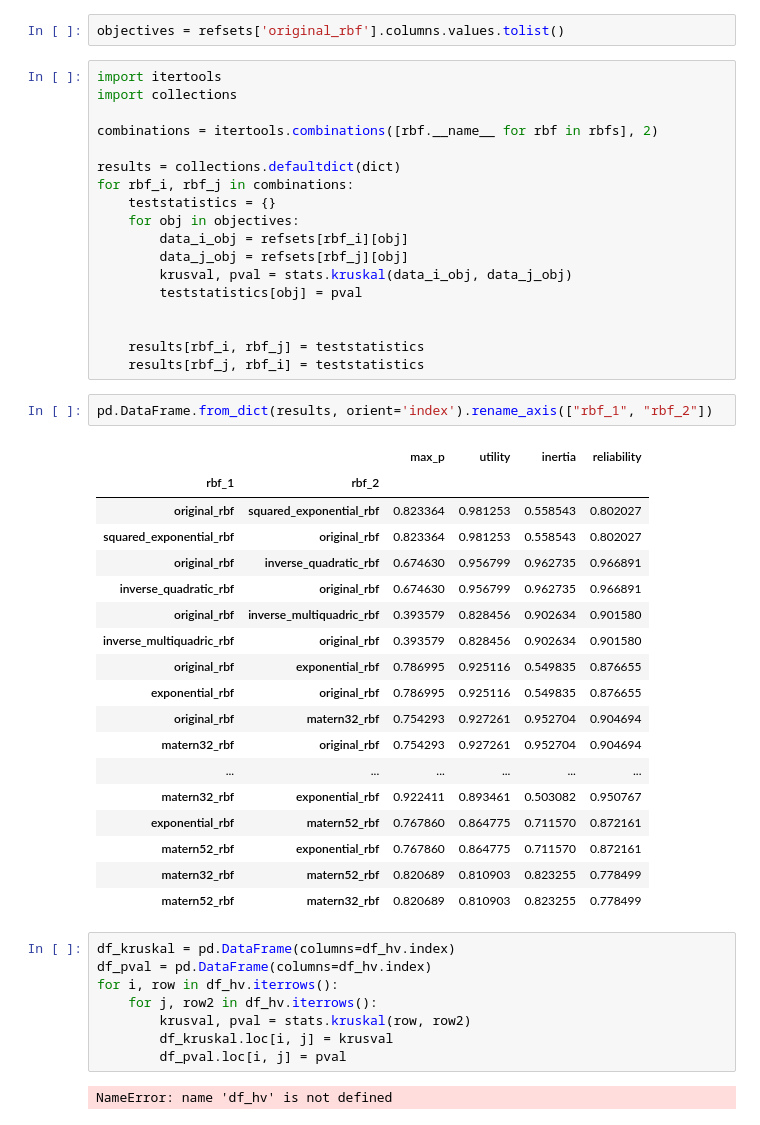
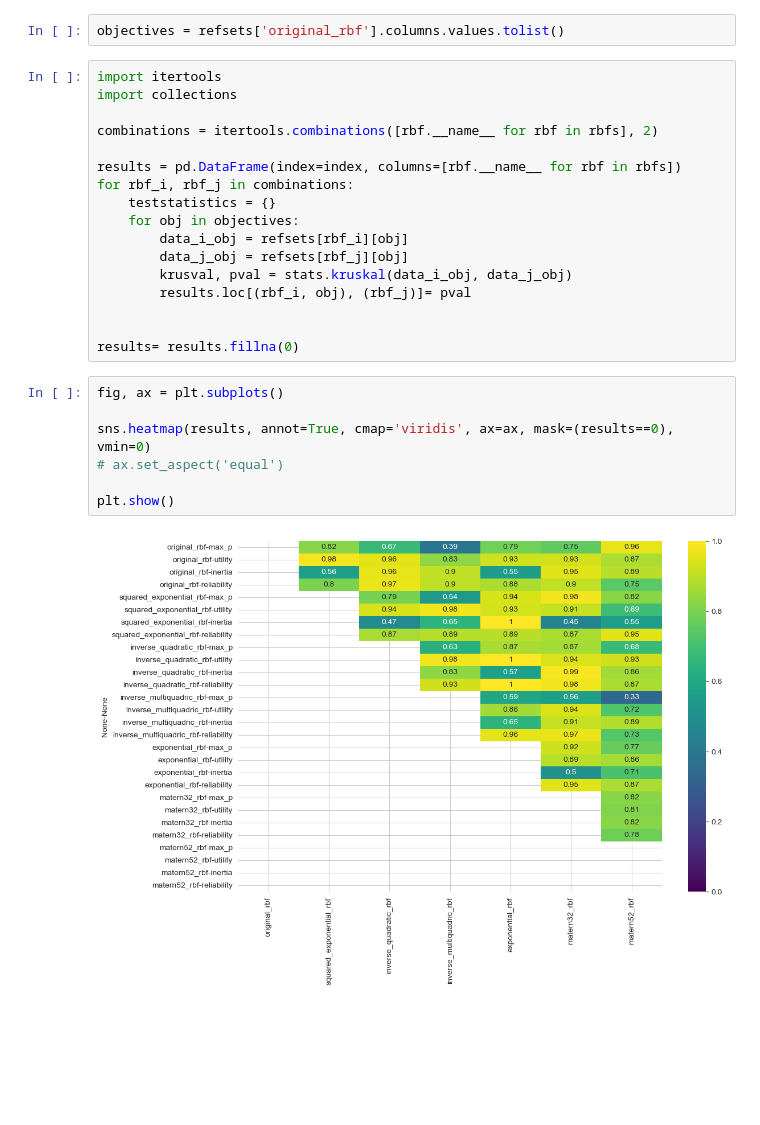
Before and after one commit to JazminZatarain/MUSEH2O, a Jupyter notebook: lake_problem/notebooks/13. Kruskal-Wallis.ipynb, the cells around one changed output. Cells and saved outputs as stored; diff of their text form; blank space fills up the shorter version.

```diff
--- a/lake_problem/notebooks/13. Kruskal-Wallis.ipynb
+++ b/lake_problem/notebooks/13. Kruskal-Wallis.ipynb
@@ -53,46 +53,23 @@ import collections
 
 combinations = itertools.combinations([rbf.__name__ for rbf in rbfs], 2)
 
-results = collections.defaultdict(dict)
+results = pd.DataFrame(index=index, columns=[rbf.__name__ for rbf in rbfs])
 for rbf_i, rbf_j in combinations:
     teststatistics = {}
     for obj in objectives:
         data_i_obj = refsets[rbf_i][obj]
         data_j_obj = refsets[rbf_j][obj]
         krusval, pval = stats.kruskal(data_i_obj, data_j_obj)
-        teststatistics[obj] = pval
+        results.loc[(rbf_i, obj), (rbf_j)]= pval
 
 
-    results[rbf_i, rbf_j] = teststatistics
-    results[rbf_j, rbf_i] = teststatistics
+results= results.fillna(0)
-# %%
-pd.DataFrame.from_dict(results, orient='index').rename_axis(["rbf_1", "rbf_2"])
-# %% [output]
-|  |  | max_p | utility | inertia | reliability |
-| rbf_1 | rbf_2 |  |  |  |  |
-| original_rbf | squared_exponential_rbf | 0.823364 | 0.981253 | 0.558543 | 0.802027 |
-| squared_exponential_rbf | original_rbf | 0.823364 | 0.981253 | 0.558543 | 0.802027 |
-| original_rbf | inverse_quadratic_rbf | 0.674630 | 0.956799 | 0.962735 | 0.966891 |
-| inverse_quadratic_rbf | original_rbf | 0.674630 | 0.956799 | 0.962735 | 0.966891 |
-| original_rbf | inverse_multiquadric_rbf | 0.393579 | 0.828456 | 0.902634 | 0.901580 |
-| inverse_multiquadric_rbf | original_rbf | 0.393579 | 0.828456 | 0.902634 | 0.901580 |
-| original_rbf | exponential_rbf | 0.786995 | 0.925116 | 0.549835 | 0.876655 |
-| exponential_rbf | original_rbf | 0.786995 | 0.925116 | 0.549835 | 0.876655 |
-| original_rbf | matern32_rbf | 0.754293 | 0.927261 | 0.952704 | 0.904694 |
-| matern32_rbf | original_rbf | 0.754293 | 0.927261 | 0.952704 | 0.904694 |
-| ... | ... | ... | ... | ... | ... |
-| matern32_rbf | exponential_rbf | 0.922411 | 0.893461 | 0.503082 | 0.950767 |
-| exponential_rbf | matern52_rbf | 0.767860 | 0.864775 | 0.711570 | 0.872161 |
-| matern52_rbf | exponential_rbf | 0.767860 | 0.864775 | 0.711570 | 0.872161 |
-| matern32_rbf | matern52_rbf | 0.820689 | 0.810903 | 0.823255 | 0.778499 |
-| matern52_rbf | matern32_rbf | 0.820689 | 0.810903 | 0.823255 | 0.778499 |
-# %%
-df_kruskal = pd.DataFrame(columns=df_hv.index)
-df_pval = pd.DataFrame(columns=df_hv.index)
-for i, row in df_hv.iterrows():
-    for j, row2 in df_hv.iterrows():
-        krusval, pval = stats.kruskal(row, row2)
-        df_kruskal.loc[i, j] = krusval
-        df_pval.loc[i, j] = pval
-# %% [output]
-NameError: name 'df_hv' is not defined
+# %%
+fig, ax = plt.subplots()
+
+sns.heatmap(results, annot=True, cmap='viridis', ax=ax, mask=(results==0), vmin=0)
+# ax.set_aspect('equal')
+
+plt.show()
+# %% [output]
+[figure, added]
```
